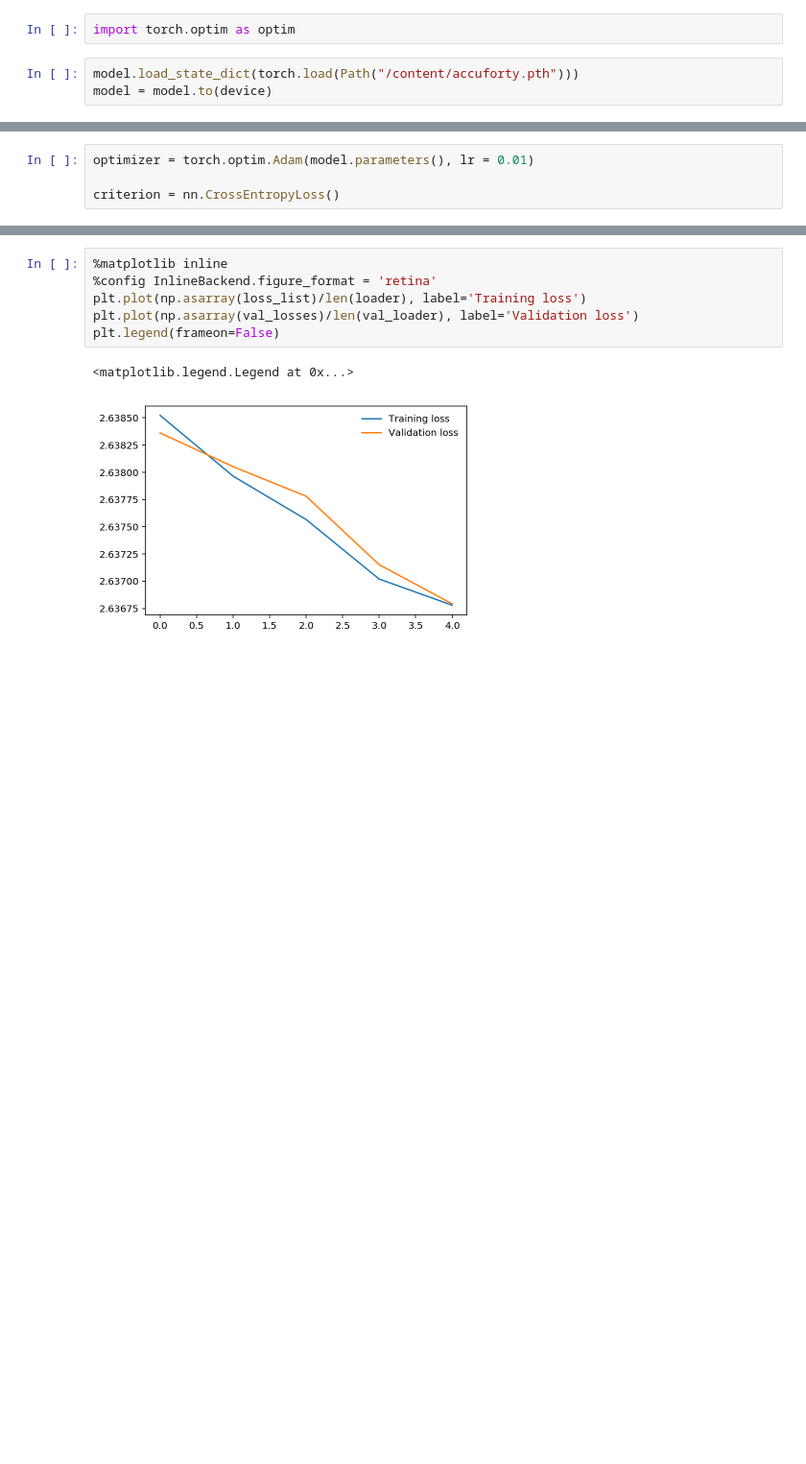
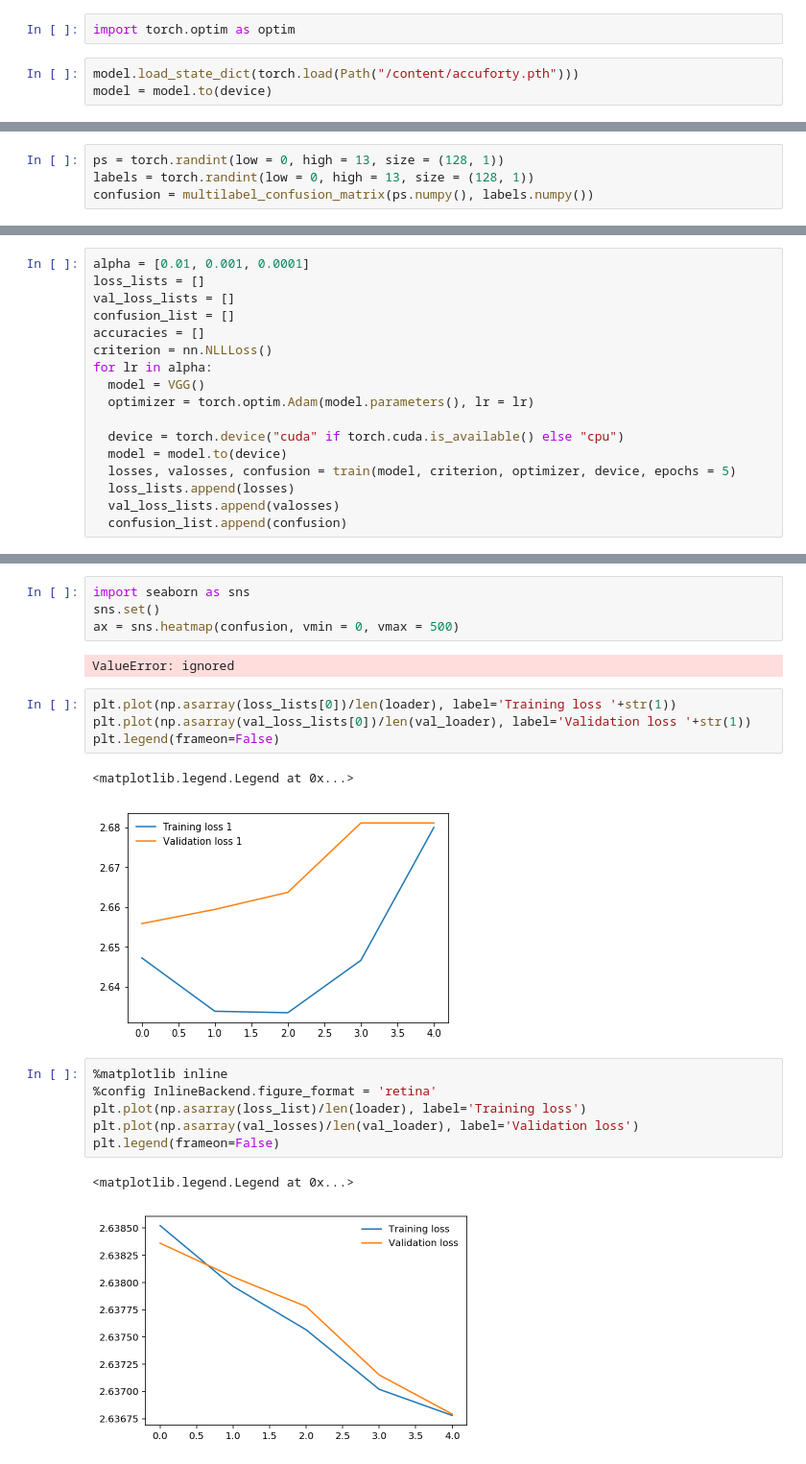
Before and after one commit to parthatom/CellClassific, a Jupyter notebook: Classification_final.ipynb, the cells around one changed output, grey strips where cells are left out. Shown: that part at 96% size. Drawn from its saved outputs; the diff is of its cells as text; blank space fills up the shorter version.

```diff
--- a/Classification_final.ipynb
+++ b/Classification_final.ipynb
@@ -325,4 +305,4 @@ model = net.to(device)
-# %%
-optimizer = torch.optim.Adam(model.parameters(), lr = 0.01)
-
-criterion = nn.CrossEntropyLoss()
+# %%
+ps = torch.randint(low = 0, high = 13, size = (128, 1))
+labels = torch.randint(low = 0, high = 13, size = (128, 1))
+confusion = multilabel_confusion_matrix(ps.numpy(), labels.numpy())
@@ -370,0 +373,17 @@ RuntimeError: ignored
+# %%
+alpha = [0.01, 0.001, 0.0001]
+loss_lists = []
+val_loss_lists = []
+confusion_list = []
+accuracies = []
+criterion = nn.NLLLoss()
+for lr in alpha:
+  model = VGG()
+  optimizer = torch.optim.Adam(model.parameters(), lr = lr)
+
+  device = torch.device("cuda" if torch.cuda.is_available() else "cpu")
+  model = model.to(device)
+  losses, valosses, confusion = train(model, criterion, optimizer, device, epochs = 5)
+  loss_lists.append(losses)
+  val_loss_lists.append(valosses)
+  confusion_list.append(confusion)
@@ -371,3 +432,16 @@ RuntimeError: ignored
+# %%
+import seaborn as sns
+sns.set()
+ax = sns.heatmap(confusion, vmin = 0, vmax = 500)
+# %% [output]
+ValueError: ignored
+# %%
+plt.plot(np.asarray(loss_lists[0])/len(loader), label='Training loss '+str(1))
+plt.plot(np.asarray(val_loss_lists[0])/len(val_loader), label='Validation loss '+str(1))
+plt.legend(frameon=False)
+# %% [output]
+<matplotlib.legend.Legend at 0x...>
+[figure, added]
 # %%
 %matplotlib inline
 %config InlineBackend.figure_format = 'retina'
```
Also changed, not shown: parts of 21 cells of this notebook.
